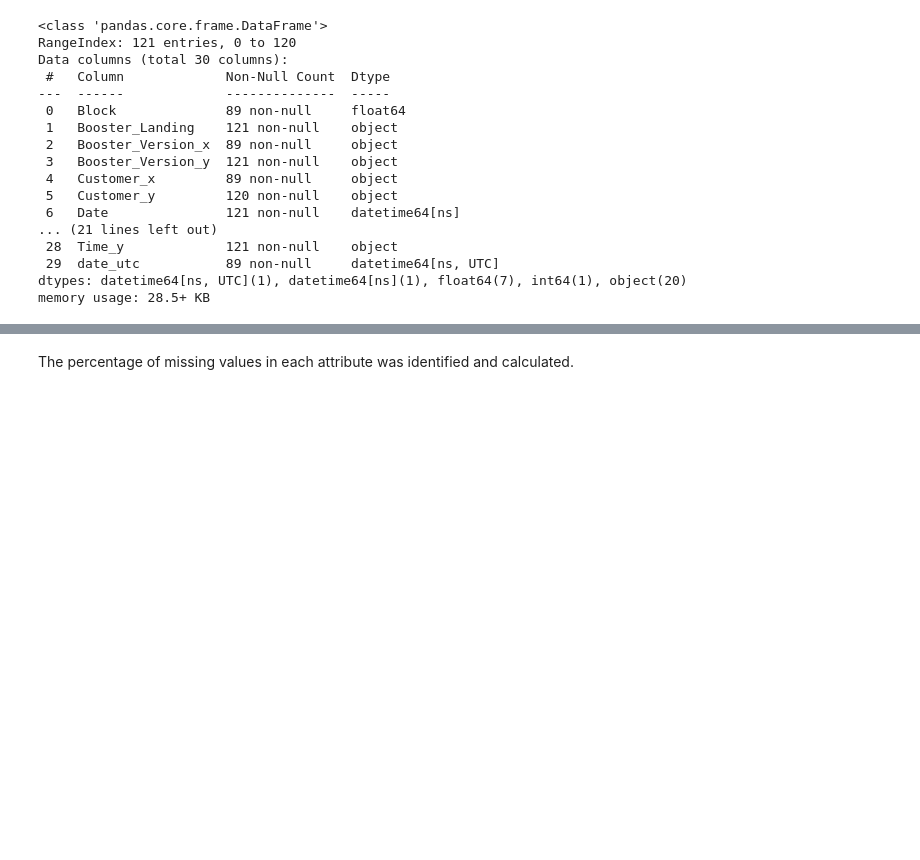
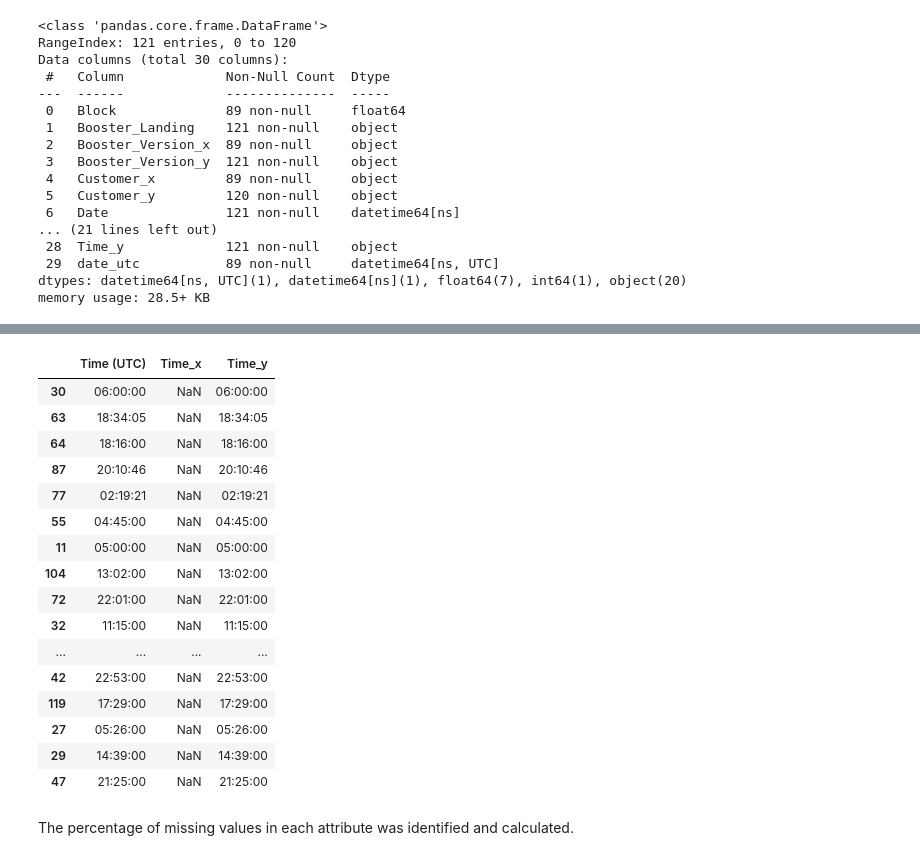
Before and after one commit to jgp-13/SpaceX_project, a Jupyter notebook: notebooks/Lab_3_Data_Wrangling_Completed.ipynb, the cells around one changed output, grey strips where cells are left out. Saved outputs shown, nothing was run; the diff lists cells and outputs as text; code cells hidden in the pictures; blank space fills up the shorter version.

```diff
--- a/notebooks/Lab_3_Data_Wrangling_Completed.ipynb
+++ b/notebooks/Lab_3_Data_Wrangling_Completed.ipynb
@@ -195,6 +190,0 @@ df.drop(['Customer_x','Customer_y'],axis=1, inplace=True)
-# %%
-df['Orbit'] = df['Orbit_x'].where(df['Orbit_x'].notna(), df['Orbit_y'])
-df.drop(['Orbit_x','Orbit_y'],axis=1, inplace=True)
-# %%
-df['Payload_Mass'] = df['Payload_Mass_x'].where(df['Payload_Mass_x'].notna(), df['Payload_Mass_y'])
-df.drop(['Payload_Mass_x','Payload_Mass_y'],axis=1, inplace=True)
@@ -206,0 +204,20 @@ df.drop(['Time_x','Time_y'],axis=1, inplace=True)
+# %%
+df[['Time (UTC)','Time_x','Time_y']].sample(20)
+# %% [output]
+|  | Time (UTC) | Time_x | Time_y |
+| 30 | 06:00:00 | NaN | 06:00:00 |
+| 63 | 18:34:05 | NaN | 18:34:05 |
+| 64 | 18:16:00 | NaN | 18:16:00 |
+| 87 | 20:10:46 | NaN | 20:10:46 |
+| 77 | 02:19:21 | NaN | 02:19:21 |
+| 55 | 04:45:00 | NaN | 04:45:00 |
+| 11 | 05:00:00 | NaN | 05:00:00 |
+| 104 | 13:02:00 | NaN | 13:02:00 |
+| 72 | 22:01:00 | NaN | 22:01:00 |
+| 32 | 11:15:00 | NaN | 11:15:00 |
+| ... | ... | ... | ... |
+| 42 | 22:53:00 | NaN | 22:53:00 |
+| 119 | 17:29:00 | NaN | 17:29:00 |
+| 27 | 05:26:00 | NaN | 05:26:00 |
+| 29 | 14:39:00 | NaN | 14:39:00 |
+| 47 | 21:25:00 | NaN | 21:25:00 |
```
Also changed, not shown: parts of 20 cells of this notebook, 3 other files.
